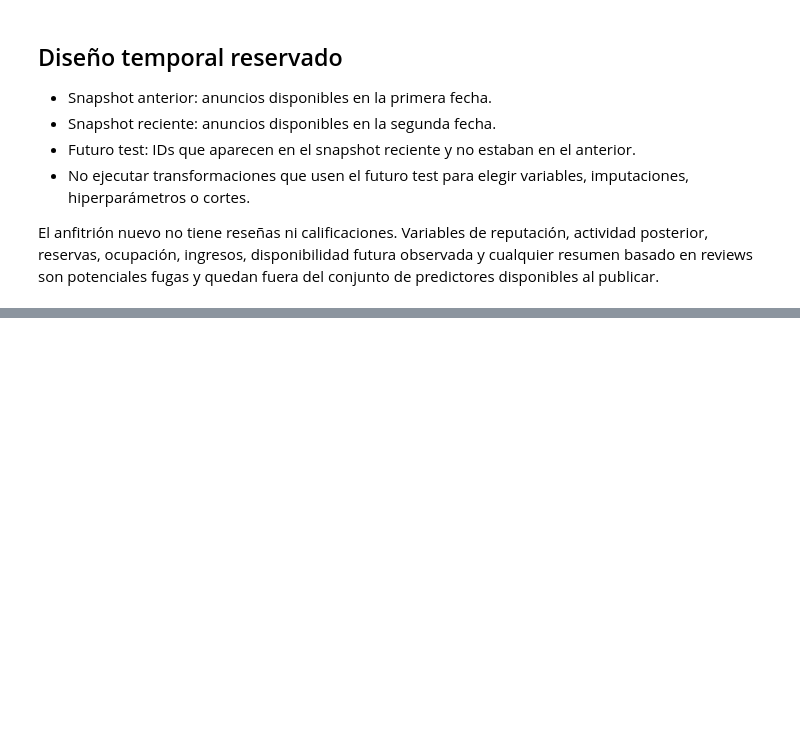
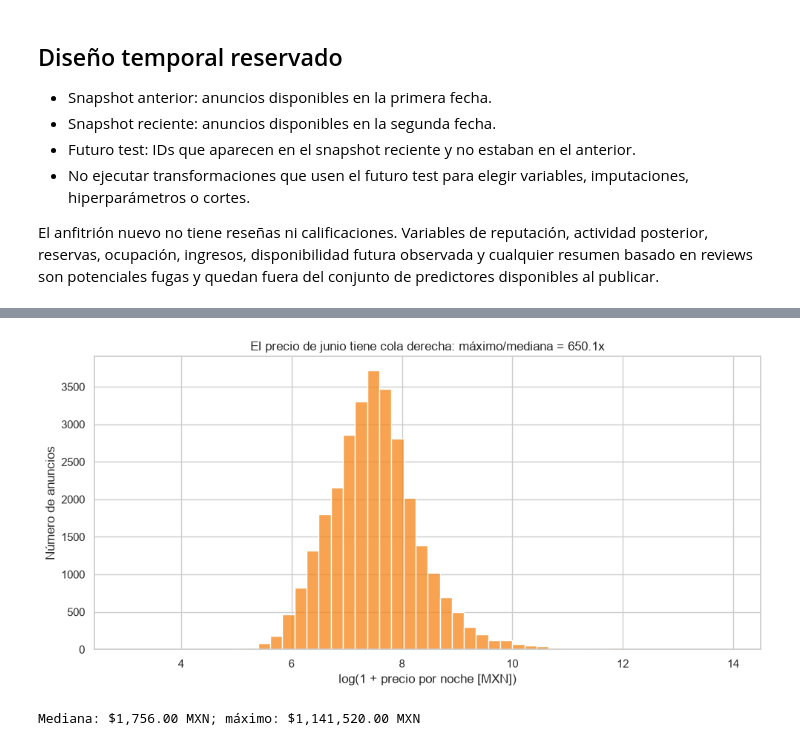
Before and after one commit to anasofiaeggenberger/data-science-airbnb-pricing, a Jupyter notebook: notebooks/01_eda.ipynb, the cells around one changed output, grey strips where cells are left out. Cells and saved outputs as stored; diff of their text form; code cells hidden in the pictures; blank space fills up the shorter version.

```diff
--- a/notebooks/01_eda.ipynb
+++ b/notebooks/01_eda.ipynb
@@ -38,0 +63,11 @@ listings_files  # Debe mostrar los snapshots descargados; todavía no se ejecuta
+# %%
+prepared = prepare_development_dataset(
+    input_path=JUNE_PATH,
+    output_path=ROOT / 'data' / 'processed' / 'development_clean.csv',
+    cleaning_log_path=ROOT / 'docs' / 'cleaning_log.json',
+    feature_policy_path=ROOT / 'docs' / 'feature_policy.md',
+)
+df_dev = prepared.data
+print(f'Filas limpias de desarrollo: {len(df_dev):,}')
+print(f'Columnas preparadas: {len(df_dev.columns)}')
+display(df_dev.head())
@@ -38,0 +159,15 @@ listings_files  # Debe mostrar los snapshots descargados; todavía no se ejecuta
+# %%
+median_price = df_dev['price_mxn'].median()
+max_price = df_dev['price_mxn'].max()
+fig, ax = plt.subplots(figsize=(10, 5))
+sns.histplot(np.log1p(df_dev['price_mxn']), bins=50, color='#F58518', ax=ax)
+ax.set_title(f'El precio de junio tiene cola derecha: máximo/mediana = {max_price / median_price:.1f}x')
+ax.set_xlabel('log(1 + precio por noche [MXN])')
+ax.set_ylabel('Número de anuncios')
+fig.tight_layout()
+fig.savefig(FIGURES / 'price_log_distribution_june.png', dpi=150, bbox_inches='tight')
+plt.show()
+print(f'Mediana: ${median_price:,.2f} MXN; máximo: ${max_price:,.2f} MXN')
+# %% [output]
+[figure, added]
+Mediana: $1,756.00 MXN; máximo: $1,141,520.00 MXN
```
Also changed, not shown: parts of 19 cells of this notebook, 6 other files.
